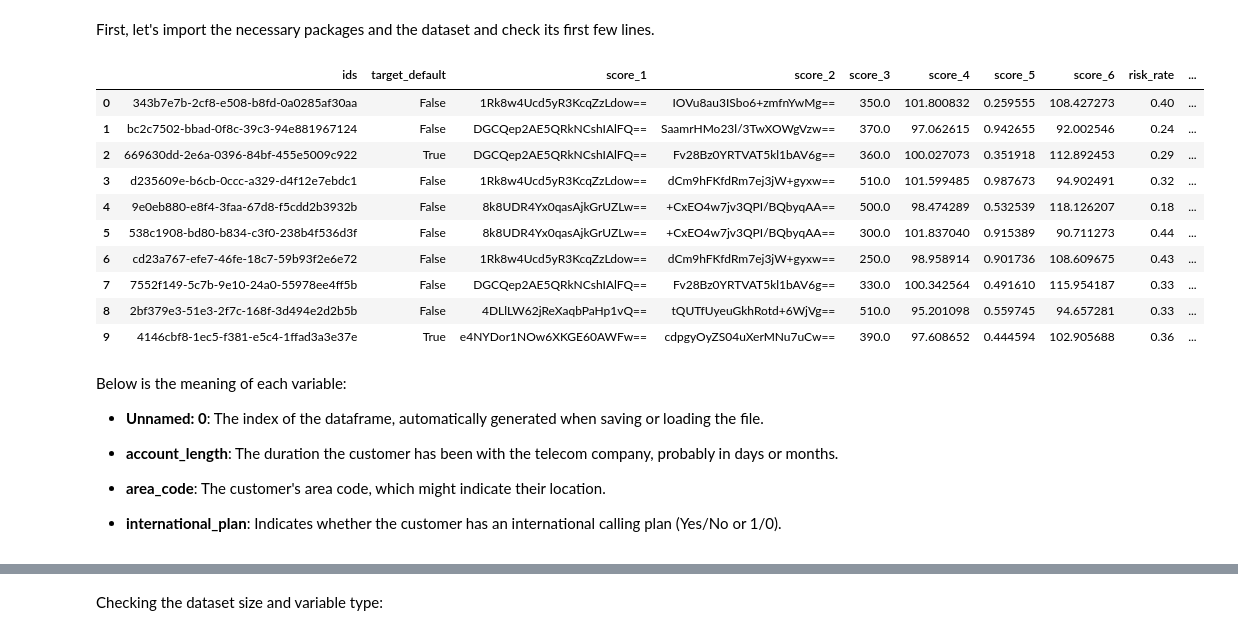
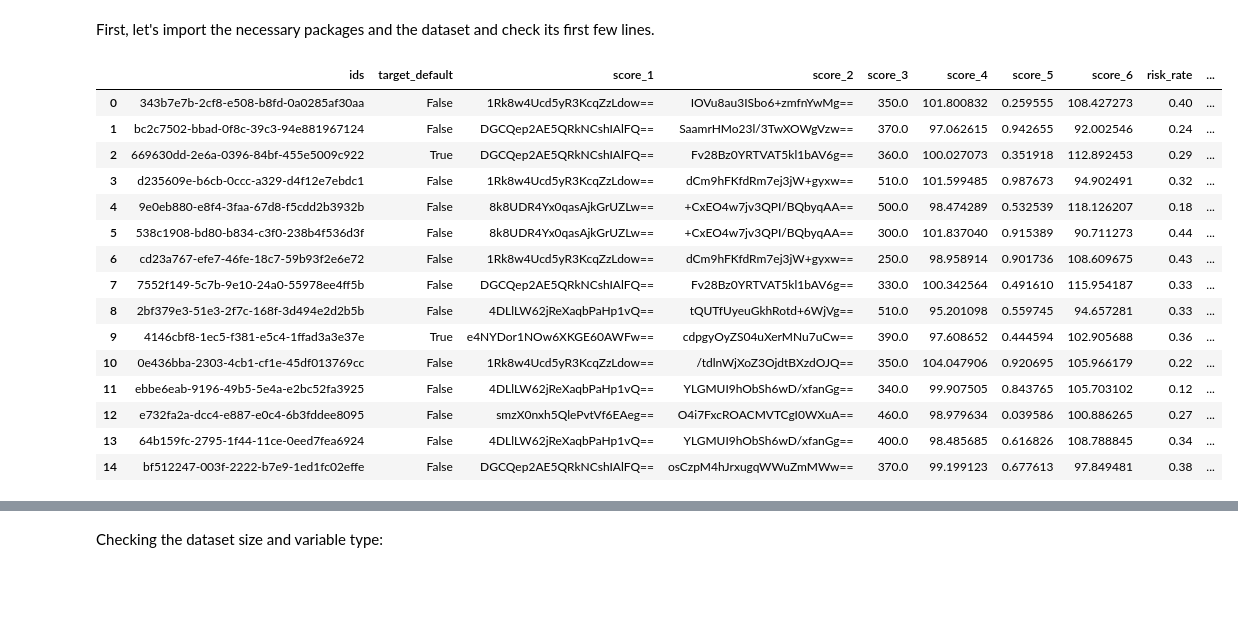
Before and after one commit to gabrielcapela/credit_risk, a Jupyter notebook: credit_risk.ipynb, the cells around one changed output, grey strips where cells are left out. Cells and saved outputs as stored; diff of their text form; code cells hidden in the pictures; blank space fills up the shorter version.

```diff
--- a/credit_risk.ipynb
+++ b/credit_risk.ipynb
@@ -166,31 +166,25 @@ import numpy as np
 import matplotlib.pyplot as plt
 import seaborn as sns
 # %%
-# Importing the dataset
+#Importing the dataset
 df = pd.read_csv('https://github.com/gabrielcapela/credit_risk/raw/refs/heads/main/acquisition_train.csv')
-pd.set_option('display.max_columns', None)  # Show all the columns
+pd.set_option('display.max_columns', None)  #Show all the columns
 #Showing the first 10 lines
-df.head(10)
+df.head(15)
 # %% [output]
 |  | ids | target_default | score_1 | score_2 | score_3 | score_4 | score_5 | score_6 | risk_rate | ... |
 | 0 | 343b7e7b-2cf8-e508-b8fd-0a0285af30aa | False | 1Rk8w4Ucd5yR3KcqZzLdow== | IOVu8au3ISbo6+zmfnYwMg== | 350.0 | 101.800832 | 0.259555 | 108.427273 | 0.40 | ... |
 | 1 | bc2c7502-bbad-0f8c-39c3-94e881967124 | False | DGCQep2AE5QRkNCshIAlFQ== | SaamrHMo23l/3TwXOWgVzw== | 370.0 | 97.062615 | 0.942655 | 92.002546 | 0.24 | ... |
 | 2 | 669630dd-2e6a-0396-84bf-455e5009c922 | True | DGCQep2AE5QRkNCshIAlFQ== | Fv28Bz0YRTVAT5kl1bAV6g== | 360.0 | 100.027073 | 0.351918 | 112.892453 | 0.29 | ... |
 | 3 | d235609e-b6cb-0ccc-a329-d4f12e7ebdc1 | False | 1Rk8w4Ucd5yR3KcqZzLdow== | dCm9hFKfdRm7ej3jW+gyxw== | 510.0 | 101.599485 | 0.987673 | 94.902491 | 0.32 | ... |
 | 4 | 9e0eb880-e8f4-3faa-67d8-f5cdd2b3932b | False | 8k8UDR4Yx0qasAjkGrUZLw== | +CxEO4w7jv3QPI/BQbyqAA== | 500.0 | 98.474289 | 0.532539 | 118.126207 | 0.18 | ... |
 | 5 | 538c1908-bd80-b834-c3f0-238b4f536d3f | False | 8k8UDR4Yx0qasAjkGrUZLw== | +CxEO4w7jv3QPI/BQbyqAA== | 300.0 | 101.837040 | 0.915389 | 90.711273 | 0.44 | ... |
 | 6 | cd23a767-efe7-46fe-18c7-59b93f2e6e72 | False | 1Rk8w4Ucd5yR3KcqZzLdow== | dCm9hFKfdRm7ej3jW+gyxw== | 250.0 | 98.958914 | 0.901736 | 108.609675 | 0.43 | ... |
 | 7 | 7552f149-5c7b-9e10-24a0-55978ee4ff5b | False | DGCQep2AE5QRkNCshIAlFQ== | Fv28Bz0YRTVAT5kl1bAV6g== | 330.0 | 100.342564 | 0.491610 | 115.954187 | 0.33 | ... |
 | 8 | 2bf379e3-51e3-2f7c-168f-3d494e2d2b5b | False | 4DLlLW62jReXaqbPaHp1vQ== | tQUTfUyeuGkhRotd+6WjVg== | 510.0 | 95.201098 | 0.559745 | 94.657281 | 0.33 | ... |
 | 9 | 4146cbf8-1ec5-f381-e5c4-1ffad3a3e37e | True | e4NYDor1NOw6XKGE60AWFw== | cdpgyOyZS04uXerMNu7uCw== | 390.0 | 97.608652 | 0.444594 | 102.905688 | 0.36 | ... |
+| 10 | 0e436bba-2303-4cb1-cf1e-45df013769cc | False | 1Rk8w4Ucd5yR3KcqZzLdow== | /tdlnWjXoZ3OjdtBXzdOJQ== | 350.0 | 104.047906 | 0.920695 | 105.966179 | 0.22 | ... |
+| 11 | ebbe6eab-9196-49b5-5e4a-e2bc52fa3925 | False | 4DLlLW62jReXaqbPaHp1vQ== | YLGMUI9hObSh6wD/xfanGg== | 340.0 | 99.907505 | 0.843765 | 105.703102 | 0.12 | ... |
+| 12 | e732fa2a-dcc4-e887-e0c4-6b3fddee8095 | False | smzX0nxh5QlePvtVf6EAeg== | O4i7FxcROACMVTCgI0WXuA== | 460.0 | 98.979634 | 0.039586 | 100.886265 | 0.27 | ... |
+| 13 | 64b159fc-2795-1f44-11ce-0eed7fea6924 | False | 4DLlLW62jReXaqbPaHp1vQ== | YLGMUI9hObSh6wD/xfanGg== | 400.0 | 98.485685 | 0.616826 | 108.788845 | 0.34 | ... |
+| 14 | bf512247-003f-2222-b7e9-1ed1fc02effe | False | DGCQep2AE5QRkNCshIAlFQ== | osCzpM4hJrxugqWWuZmMWw== | 370.0 | 99.199123 | 0.677613 | 97.849481 | 0.38 | ... |
-# %% [markdown]
-Below is the meaning of each variable:
-
-
-
-
-*   **Unnamed: 0**: The index of the dataframe, automatically generated when saving or loading the file.
-*   **account_length**: The duration the customer has been with the telecom company, probably in days or months.
-
-*   **area_code**: The customer's area code, which might indicate their location.
-*   **international_plan**: Indicates whether the customer has an international calling plan (Yes/No or 1/0).
```
Also changed, not shown: parts of 23 cells of this notebook.
